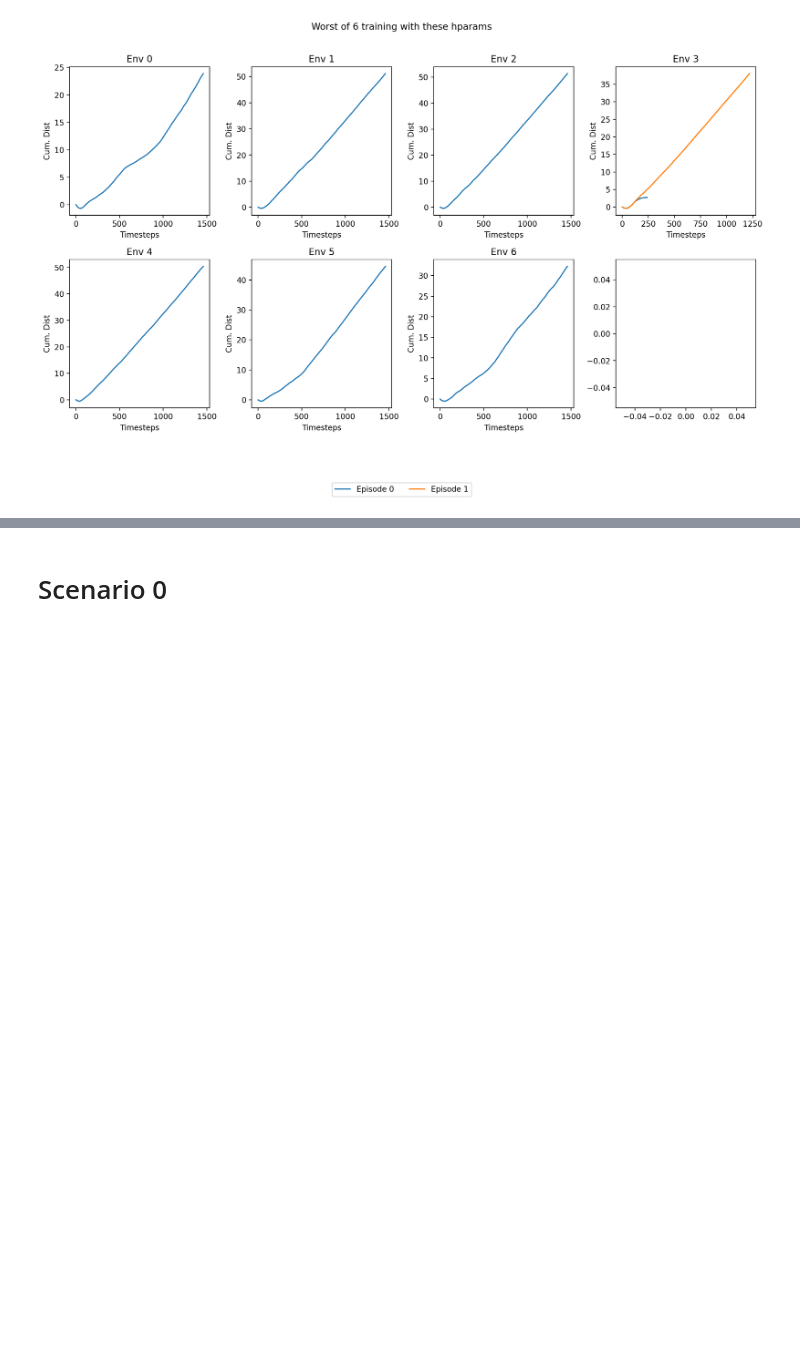
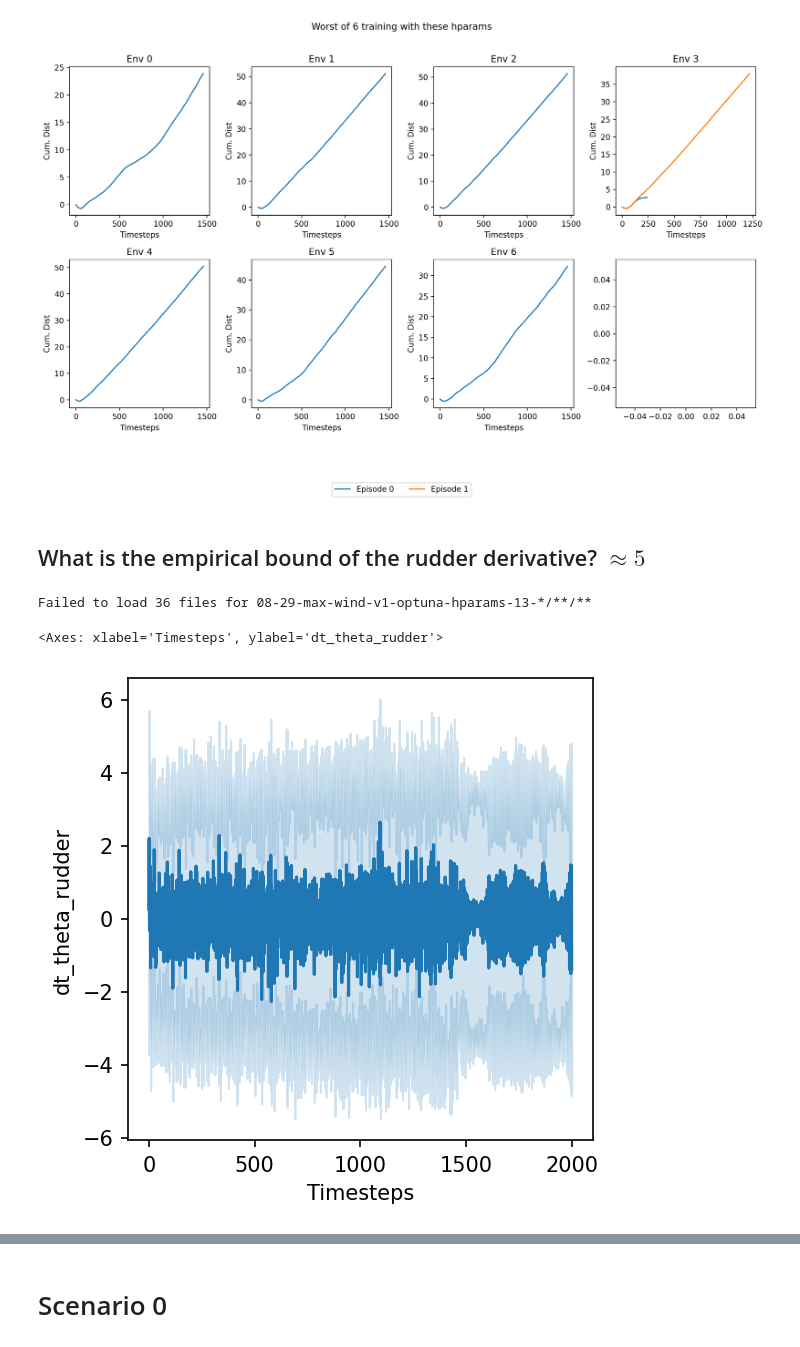
Before and after one commit to lucasmrdt/sailboat-drl, a Jupyter notebook: notebooks/sb3_analysis.ipynb, the cells around one changed output, grey strips where cells are left out. Drawn from its saved outputs; the diff is of its cells as text; code cells hidden in the pictures; blank space fills up the shorter version.

```diff
--- a/notebooks/sb3_analysis.ipynb
+++ b/notebooks/sb3_analysis.ipynb
@@ -109,3 +144,11 @@ plot_gain_dist_by_episode('08-29-max-wind-v1-optuna-hparams-13-1', train=True, t
 plot_gain_dist_by_episode('08-29-max-wind-v1-optuna-hparams-13-5', train=True, title='Worst of 6 training with these hparams');
 # %% [output]
 [figure]
+# %% [markdown]
+## What is the empirical bound of the rudder derivative? **$\approx 5$**
+# %%
+plot_metric(['08-29-max-wind-v1-optuna-hparams-13-*/**/**'], metric='obs/dt_theta_rudder/0', y_label='dt_theta_rudder', hide_legend=True)
+# %% [output]
+Failed to load 36 files for 08-29-max-wind-v1-optuna-hparams-13-*/**/**
+<Axes: xlabel='Timesteps', ylabel='dt_theta_rudder'>
+[figure, added]
```
Also changed, not shown: parts of 5 cells of this notebook, 2 other files.
